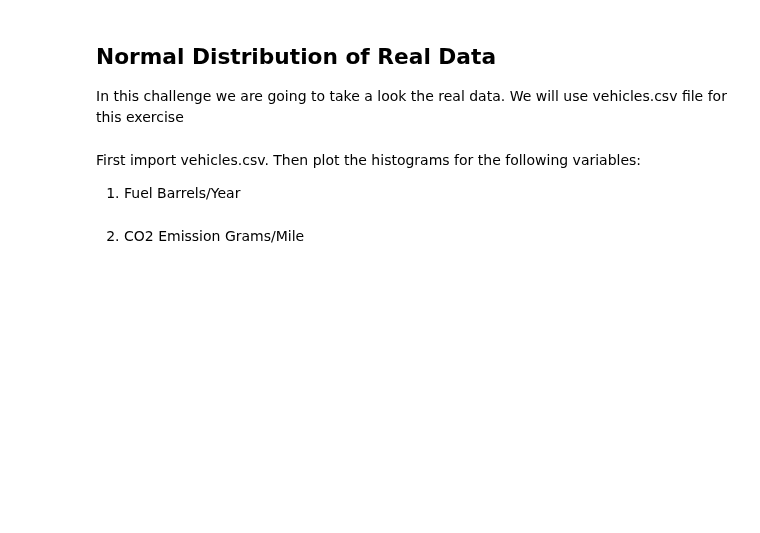
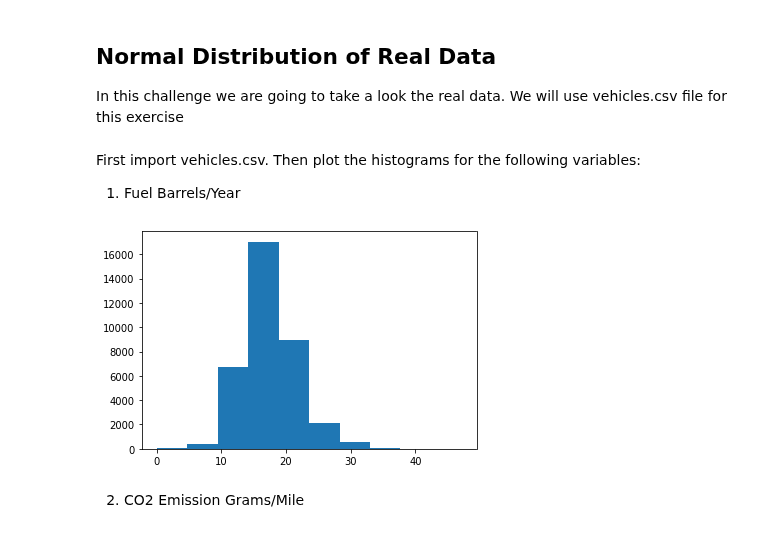
Before and after one commit to ta-data-lis/lab-probability-distributions, a Jupyter notebook: your-code/continuous.ipynb, the cells around one changed output. Cells and saved outputs as stored; diff of their text form; code cells hidden in the pictures; blank space fills up the shorter version.

```diff
--- a/your-code/continuous.ipynb
+++ b/your-code/continuous.ipynb
@@ -76,6 +120,13 @@ Then plot the histograms for the following variables:
 1. Fuel Barrels/Year
 # %%
 # your code here
+
+vehicles = pd.read_csv('vehicles.csv')
+# %%
+plt.hist(vehicles['Fuel Barrels/Year'])
+plt.show()
+# %% [output]
+[figure, added]
 # %% [markdown]
 2. CO2 Emission Grams/Mile
 # %%
```
Also changed, not shown: parts of 23 cells of this notebook.
